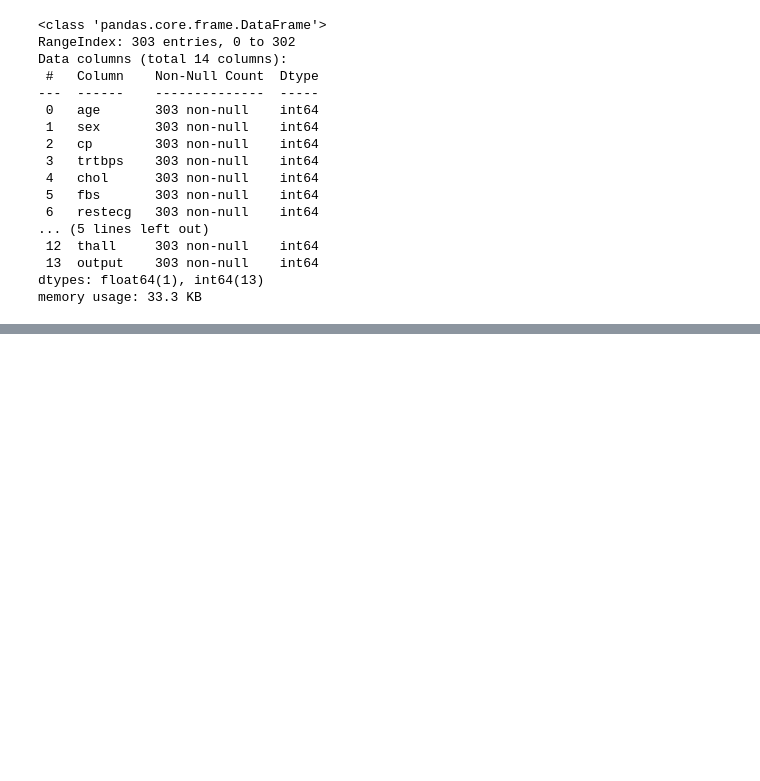
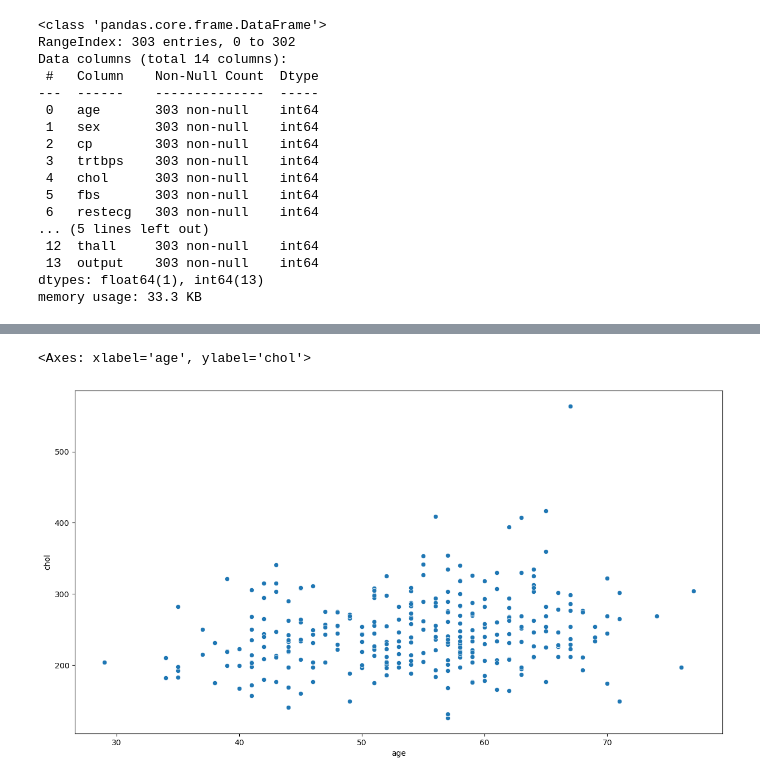
Before and after one commit to MaukanMir/Heart-Attack-Analysis, a Jupyter notebook: training.ipynb, the cells around one changed output, grey strips where cells are left out. Drawn from its saved outputs; the diff is of its cells as text; code cells hidden in the pictures; blank space fills up the shorter version.

```diff
--- a/training.ipynb
+++ b/training.ipynb
@@ -55,0 +68,6 @@ df.describe()
+# %%
+plt.figure(figsize=(15,8))
+sns.scatterplot(data=df, x="age", y="chol")
+# %% [output]
+<Axes: xlabel='age', ylabel='chol'>
+[figure, added]
```
Also changed, not shown: parts of 2 cells of this notebook.
